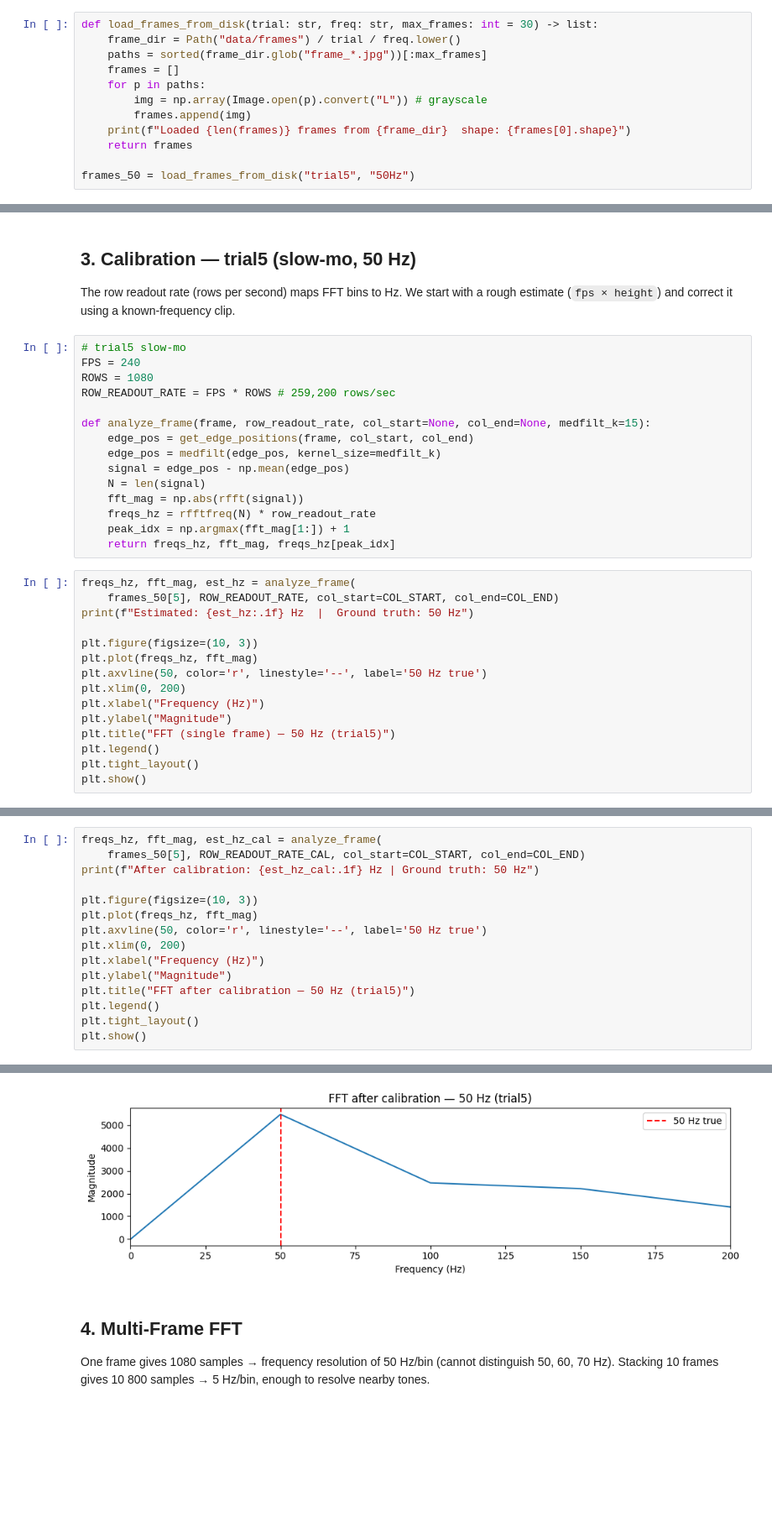
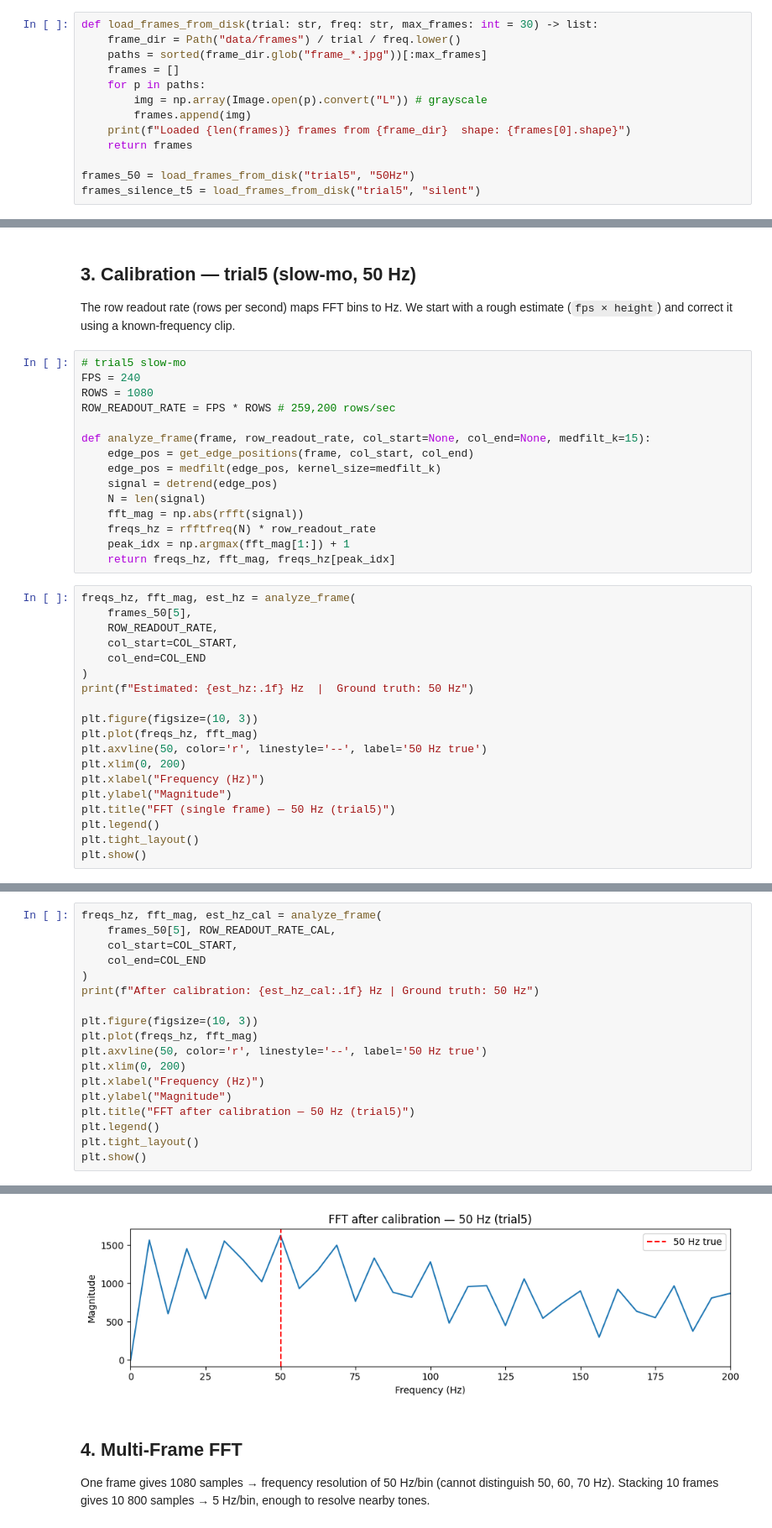
Before and after one commit to EKasuti/rolling-shutter-vibrometry, a Jupyter notebook: final.ipynb, the cells around one changed output, grey strips where cells are left out. Shown at 84% size. Cells and saved outputs as stored; diff of their text form; blank space fills up the shorter version.

```diff
--- a/final.ipynb
+++ b/final.ipynb
@@ -116,5 +131,6 @@ def load_frames_from_disk(trial: str, freq: str, max_frames: int = 30) -> list:
     return frames
 
 frames_50 = load_frames_from_disk("trial5", "50Hz")
+frames_silence_t5 = load_frames_from_disk("trial5", "silent")
 # %% [output]
 Loaded 30 frames from data/frames/trial5/50hz  shape: (1080, 1920)
@@ -155,7 +296,7 @@ ROW_READOUT_RATE = FPS * ROWS # 259,200 rows/sec
 def analyze_frame(frame, row_readout_rate, col_start=None, col_end=None, medfilt_k=15):
     edge_pos = get_edge_positions(frame, col_start, col_end)
     edge_pos = medfilt(edge_pos, kernel_size=medfilt_k)
-    signal = edge_pos - np.mean(edge_pos)
+    signal = detrend(edge_pos)
     N = len(signal)
     fft_mag = np.abs(rfft(signal))
     freqs_hz = rfftfreq(N) * row_readout_rate
@@ -163,7 +304,11 @@ def analyze_frame(frame, row_readout_rate, col_start=None, col_end=None, medfilt
     return freqs_hz, fft_mag, freqs_hz[peak_idx]
 # %%
 freqs_hz, fft_mag, est_hz = analyze_frame(
-    frames_50[5], ROW_READOUT_RATE, col_start=COL_START, col_end=COL_END)
+    frames_50[5],
+    ROW_READOUT_RATE,
+    col_start=COL_START,
+    col_end=COL_END
+)
 print(f"Estimated: {est_hz:.1f} Hz  |  Ground truth: 50 Hz")
 
 plt.figure(figsize=(10, 3))
@@ -193,6 +338,9 @@ Calibrated rate: 54000 rows/sec
 # %%
 freqs_hz, fft_mag, est_hz_cal = analyze_frame(
-    frames_50[5], ROW_READOUT_RATE_CAL, col_start=COL_START, col_end=COL_END)
+    frames_50[5], ROW_READOUT_RATE_CAL,
+    col_start=COL_START,
+    col_end=COL_END
+)
 print(f"After calibration: {est_hz_cal:.1f} Hz | Ground truth: 50 Hz")
 
 plt.figure(figsize=(10, 3))
@@ -210,4 +358,4 @@ After calibration: 50.0 Hz  |  Ground truth: 50 Hz
-[figure, old version]
+[figure, new version]
 # %% [markdown]
 ## 4. Multi-Frame FFT
 
```
Also changed, not shown: parts of 26 cells of this notebook, 1 other file.
